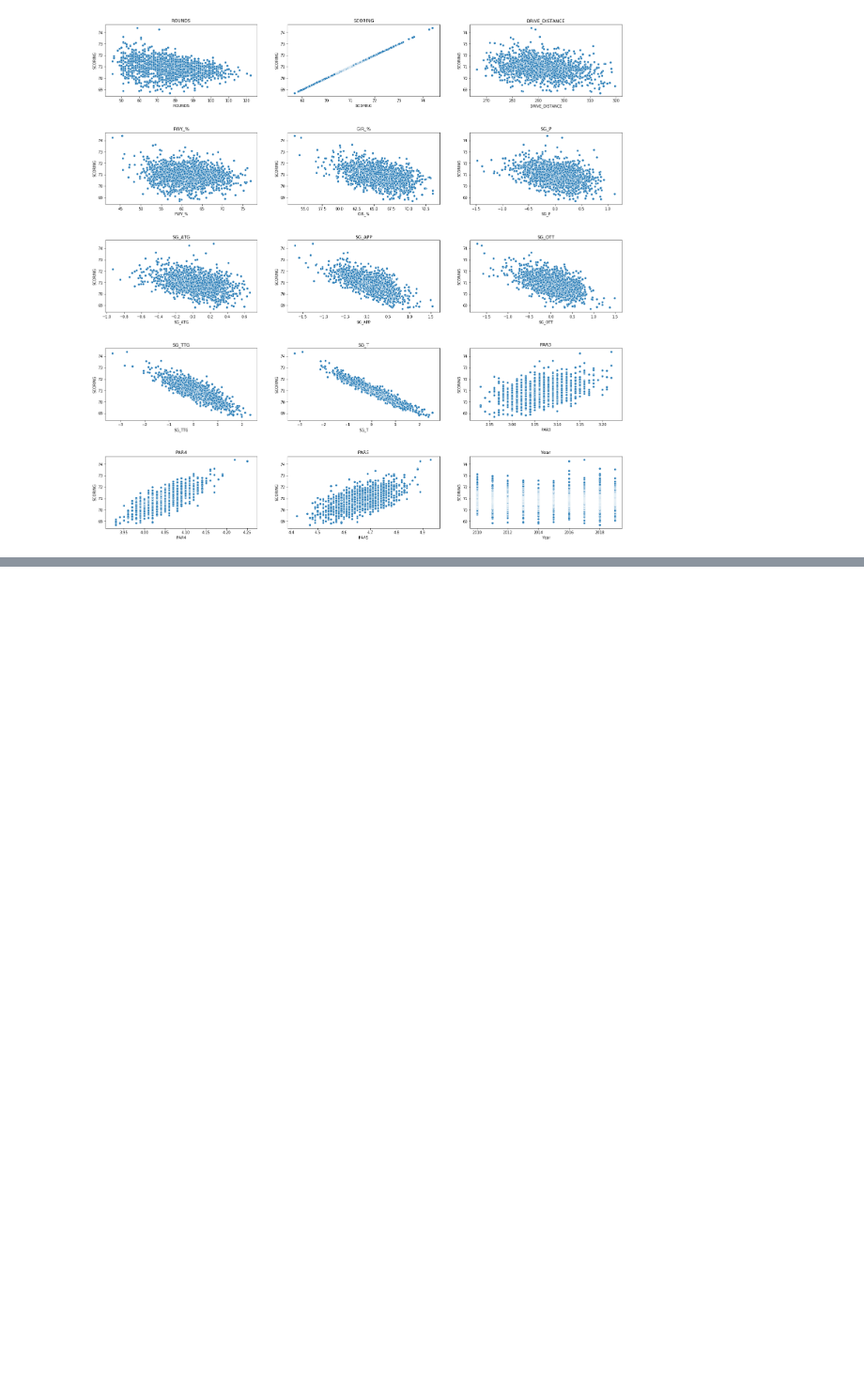
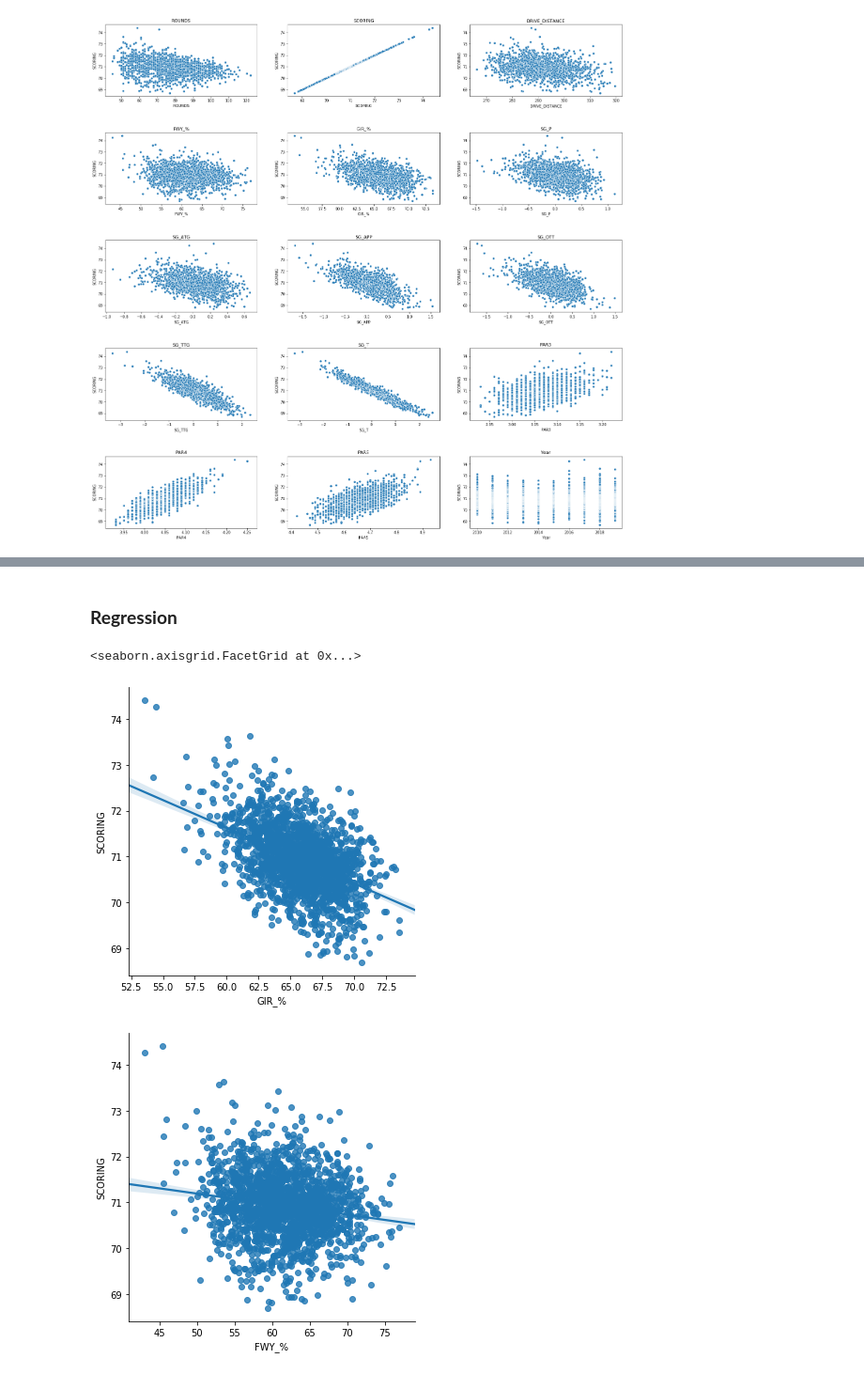
Before and after one commit to jonathannocek/pga-data-analysis, a Jupyter notebook: pga_data_analysis.ipynb, the cells around one changed output, grey strips where cells are left out. Shown at 94% size. Saved outputs shown, nothing was run; the diff lists cells and outputs as text; code cells hidden in the pictures; blank space fills up the shorter version.

```diff
--- a/pga_data_analysis.ipynb
+++ b/pga_data_analysis.ipynb
@@ -320,0 +321,9 @@ for feature in numeric_cols:
+# %% [markdown]
+### **Regression**
+# %%
+sns.lmplot(x='GIR_%', y='SCORING', data=df_pga)
+sns.lmplot(x='FWY_%', y='SCORING', data=df_pga)
+# %% [output]
+<seaborn.axisgrid.FacetGrid at 0x...>
+[figure, added]
+[figure, added]
```
Also changed, not shown: parts of 7 cells of this notebook.
